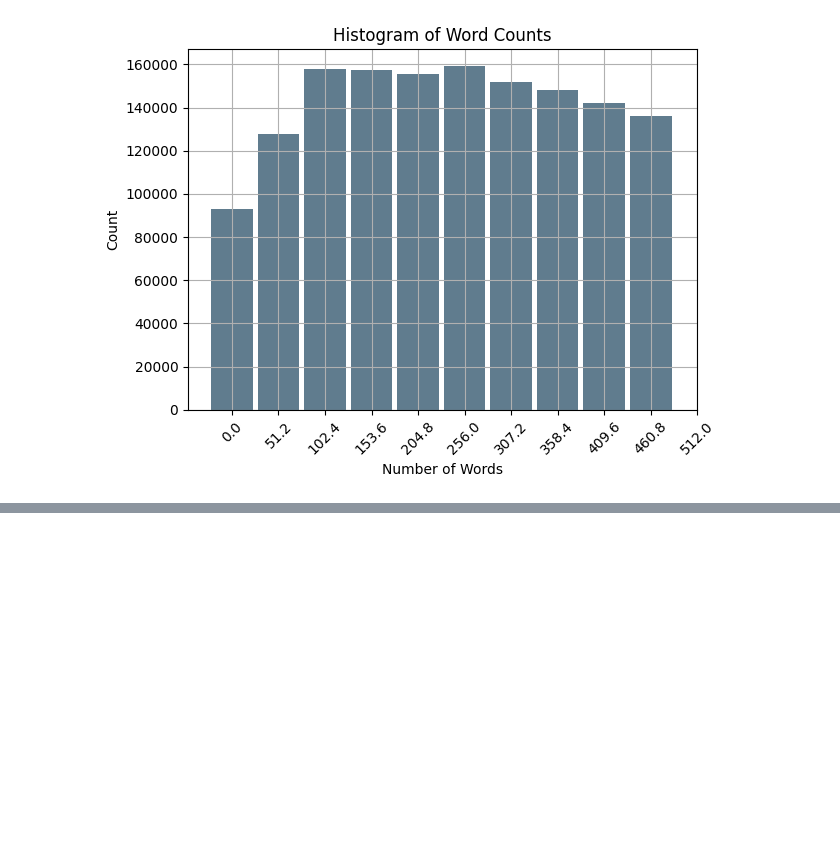
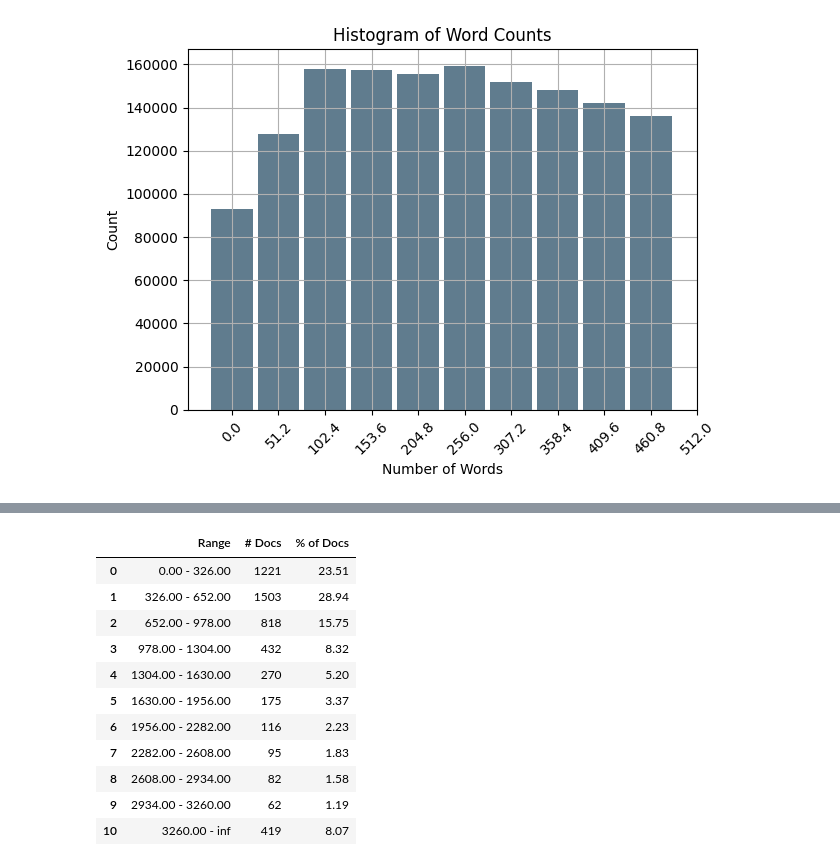
Before and after one commit to slawekgarcarz/ColBERT, a Jupyter notebook: src/utils/doc_lengths.ipynb, the cells around one changed output, grey strips where cells are left out. Saved outputs shown, nothing was run; the diff lists cells and outputs as text; code cells hidden in the pictures; blank space fills up the shorter version.

```diff
--- a/src/utils/doc_lengths.ipynb
+++ b/src/utils/doc_lengths.ipynb
@@ -101,0 +164,6 @@ table
+# %%
+columns = ['query_id', 'doc_id']
+# %%
+relevant_docs = pd.read_csv("/gpfs/home3/sgarcarz/PycharmProjects/ColBERT/docs/downloads/msmarco_docs/qrels.tsv", sep='\t', header=None, names=columns, usecols = [0, 2])
+# %%
+df = relevant_docs.merge(doc_lengths_docs, how='left', on='doc_id')
@@ -101,0 +211,33 @@ table
+# %%
+data = df['number_of_words']
+
+bin_edges = list(np.linspace(0, 3260, 11))  # 10 bins between 0 and 512
+bin_edges.append(float('inf'))  # >512
+
+# Get histogram counts using specified bin edges
+counts, _ = np.histogram(data, bins=bin_edges)
+
+# Calculate percentages
+percentages = ((counts / len(data)) * 100).round(2)
+
+# Create a DataFrame to hold the table values
+table = pd.DataFrame({
+    'Range': [f"{bin_edges[i]:.2f} - {bin_edges[i+1]:.2f}" for i in range(len(bin_edges)-1)],
+    '# Docs': counts,
+    '% of Docs': percentages
+})
+
+table
+# %% [output]
+|  | Range | # Docs | % of Docs |
+| 0 | 0.00 - 326.00 | 1221 | 23.51 |
+| 1 | 326.00 - 652.00 | 1503 | 28.94 |
+| 2 | 652.00 - 978.00 | 818 | 15.75 |
+| 3 | 978.00 - 1304.00 | 432 | 8.32 |
+| 4 | 1304.00 - 1630.00 | 270 | 5.20 |
+| 5 | 1630.00 - 1956.00 | 175 | 3.37 |
+| 6 | 1956.00 - 2282.00 | 116 | 2.23 |
+| 7 | 2282.00 - 2608.00 | 95 | 1.83 |
+| 8 | 2608.00 - 2934.00 | 82 | 1.58 |
+| 9 | 2934.00 - 3260.00 | 62 | 1.19 |
+| 10 | 3260.00 - inf | 419 | 8.07 |
```
Also changed, not shown: parts of 21 cells of this notebook, 22 other files.
